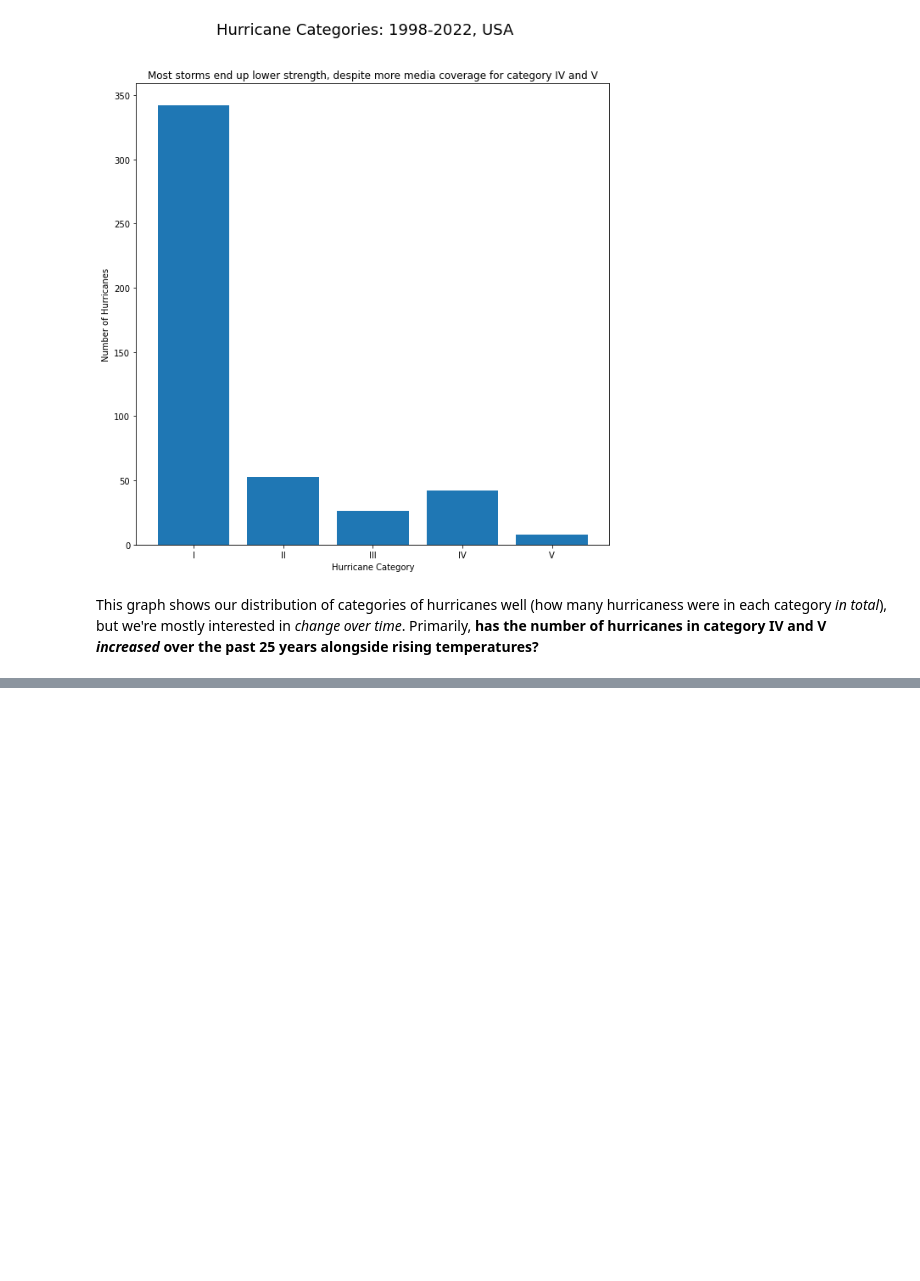
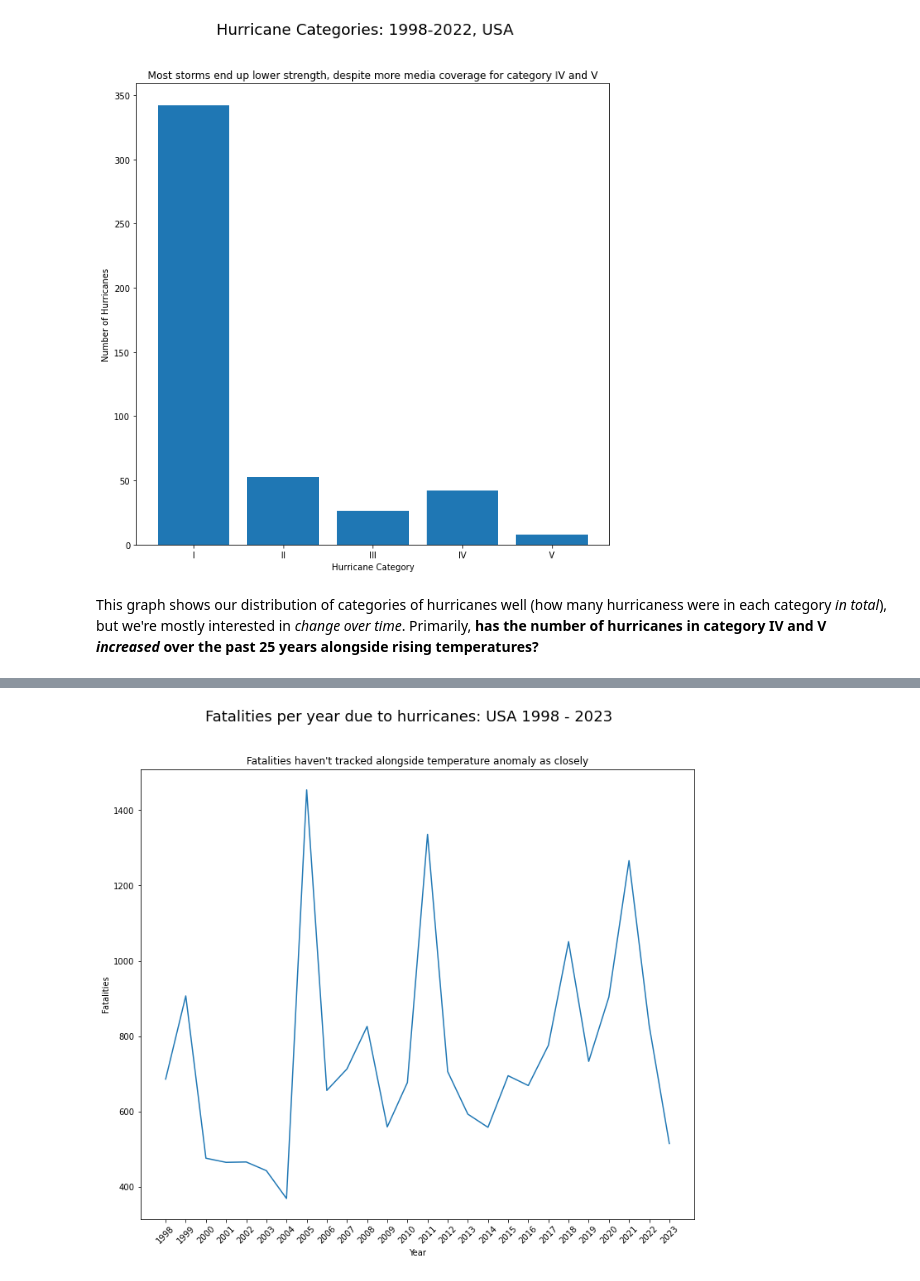
Before and after one commit to andrewbowen19/storiesDATA608, a Jupyter notebook: _build/jupyter_execute/story5.ipynb, the cells around one changed output, grey strips where cells are left out. Cells and saved outputs as stored; diff of their text form; code cells hidden in the pictures; blank space fills up the shorter version.

```diff
--- a/_build/jupyter_execute/story5.ipynb
+++ b/_build/jupyter_execute/story5.ipynb
@@ -252,0 +291,18 @@ Text(0.5, 0.98, 'Hurricane Categories by year, USA')
+# %%
+fatalities['year'] = fatalities.FAT_YEARMONTH.astype(str).apply(lambda s: s[:4])
+
+deaths_per_year = fatalities.groupby("year")['year'].count()
+# %%
+# Plot fatalities per year
+f, ax = plt.subplots(figsize=(12, 10))
+ax.plot(deaths_per_year.index, deaths_per_year.values)
+
+ax.set_xticklabels(deaths_per_year.index, rotation=45)
+ax.set_xlabel("Year")
+ax.set_ylabel("Fatalities")
+f.suptitle("Fatalities per year due to hurricanes: USA 1998 - 2023", fontsize=18)
+ax.set_title("Fatalities haven't tracked alongside temperature anomaly as closely")
+
+plt.show()
+# %% [output]
+[figure, added]
```
Also changed, not shown: parts of 12 cells of this notebook, 12 other files.
